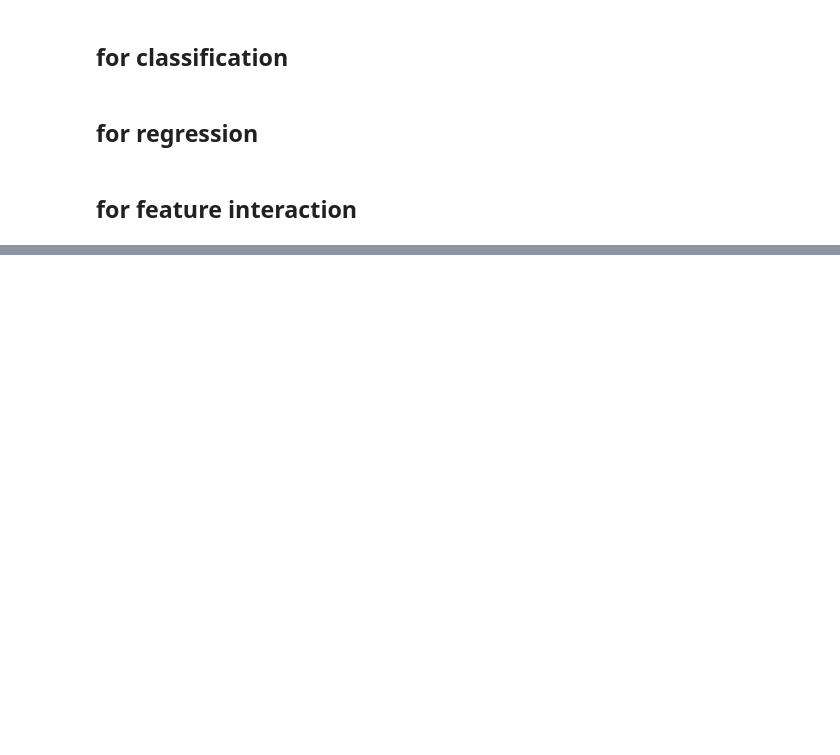
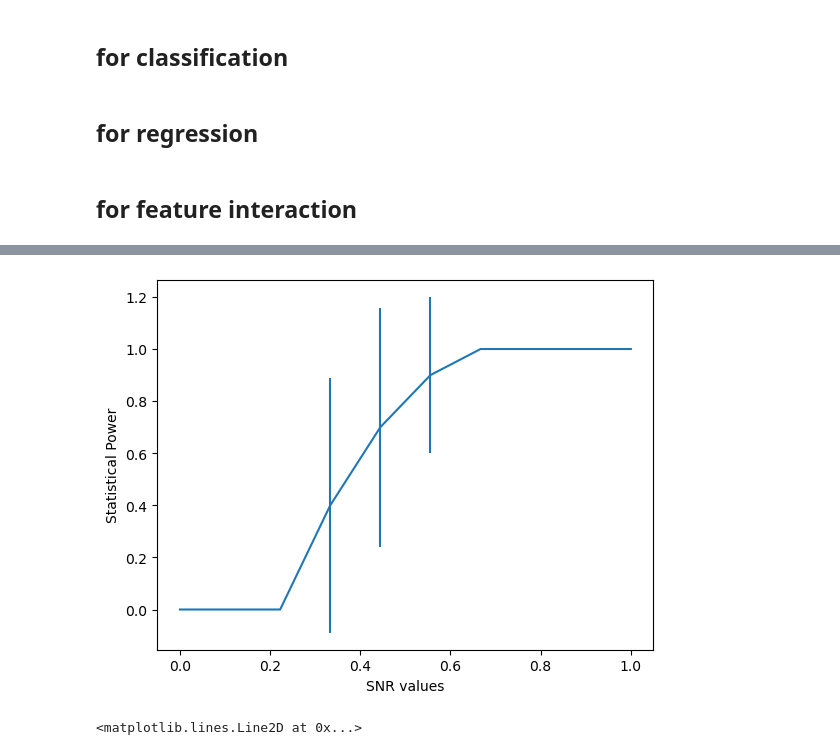
Before and after one commit to quannle/feature_interactions, a Jupyter notebook: locomp.ipynb, the cells around one changed output, grey strips where cells are left out. Cells and saved outputs as stored; diff of their text form; code cells hidden in the pictures; blank space fills up the shorter version.

```diff
--- a/locomp.ipynb
+++ b/locomp.ipynb
@@ -122,0 +161,11 @@ TypeError: DecisionTreeReg() missing 1 required positional argument: 'fun_para'
+# %%
+plotline, caplines, barlinecols = plt.errorbar(SNR, plt_power, yerr = errors)
+plt.xlabel("SNR values")
+plt.ylabel("Statistical Power")
+plt.show()
+# %% [output]
+[figure, added]
+# %%
+plotline
+# %% [output]
+<matplotlib.lines.Line2D at 0x...>
```
Also changed, not shown: parts of 7 cells of this notebook, 1 other file.
